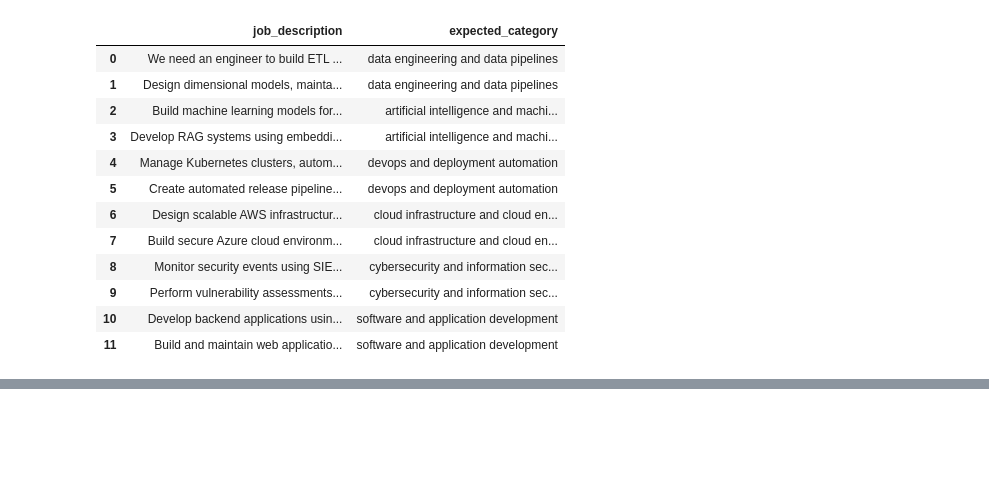
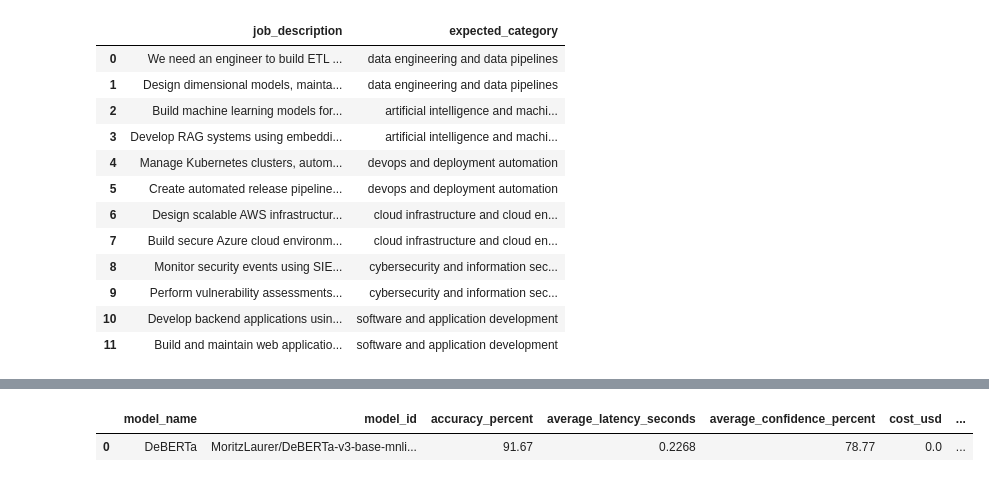
Before and after one commit to Tarek-Radi/ai-engineer-starter-kit, a Jupyter notebook: notebooks/model_scout/DeBERTa.ipynb, the cells around one changed output, grey strips where cells are left out. Saved outputs shown, nothing was run; the diff lists cells and outputs as text; code cells hidden in the pictures; blank space fills up the shorter version.

```diff
--- a/notebooks/model_scout/DeBERTa.ipynb
+++ b/notebooks/model_scout/DeBERTa.ipynb
@@ -121,0 +126,43 @@ Average confidence: 78.80%
+# %%
+import pandas as pd
+
+MODEL_NAME = "DeBERTa"
+MODEL_ID = "MoritzLaurer/DeBERTa-v3-base-mnli-fever-anli"
+
+COST_USD = 0.0
+COST_DESCRIPTION = "Free - Local inference"
+
+deberta_final_result = pd.DataFrame([
+    {
+        "model_name": MODEL_NAME,
+        "model_id": MODEL_ID,
+        "accuracy_percent": round(
+            float(deberta_accuracy),
+            2
+        ),
+        "average_latency_seconds": round(
+            float(deberta_average_latency),
+            4
+        ),
+        "average_confidence_percent": round(
+            float(deberta_average_confidence),
+            2
+        ),
+        "cost_usd": COST_USD,
+        "cost_description": COST_DESCRIPTION,
+        "correct_predictions": int(
+            deberta_results_df["is_correct"].sum()
+        ),
+        "wrong_predictions": int(
+            (~deberta_results_df["is_correct"]).sum()
+        ),
+        "total_examples": int(
+            len(deberta_results_df)
+        ),
+    }
+])
+
+deberta_final_result
+# %% [output]
+|  | model_name | model_id | accuracy_percent | average_latency_seconds | average_confidence_percent | cost_usd | ... |
+| 0 | DeBERTa | MoritzLaurer/DeBERTa-v3-base-mnli... | 91.67 | 0.2268 | 78.77 | 0.0 | ... |
```
Also changed, not shown: parts of 5 cells of this notebook, 3 other files.
